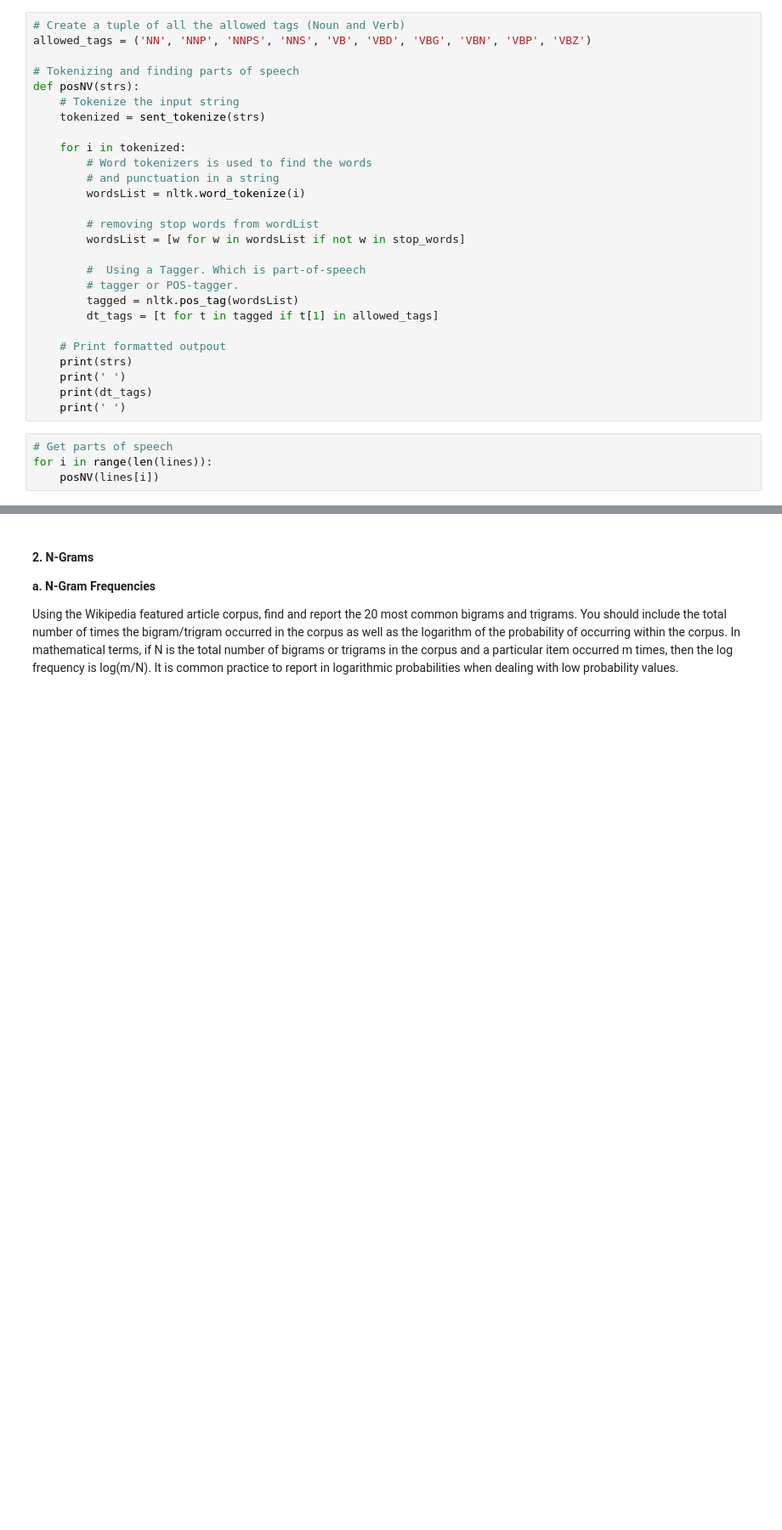
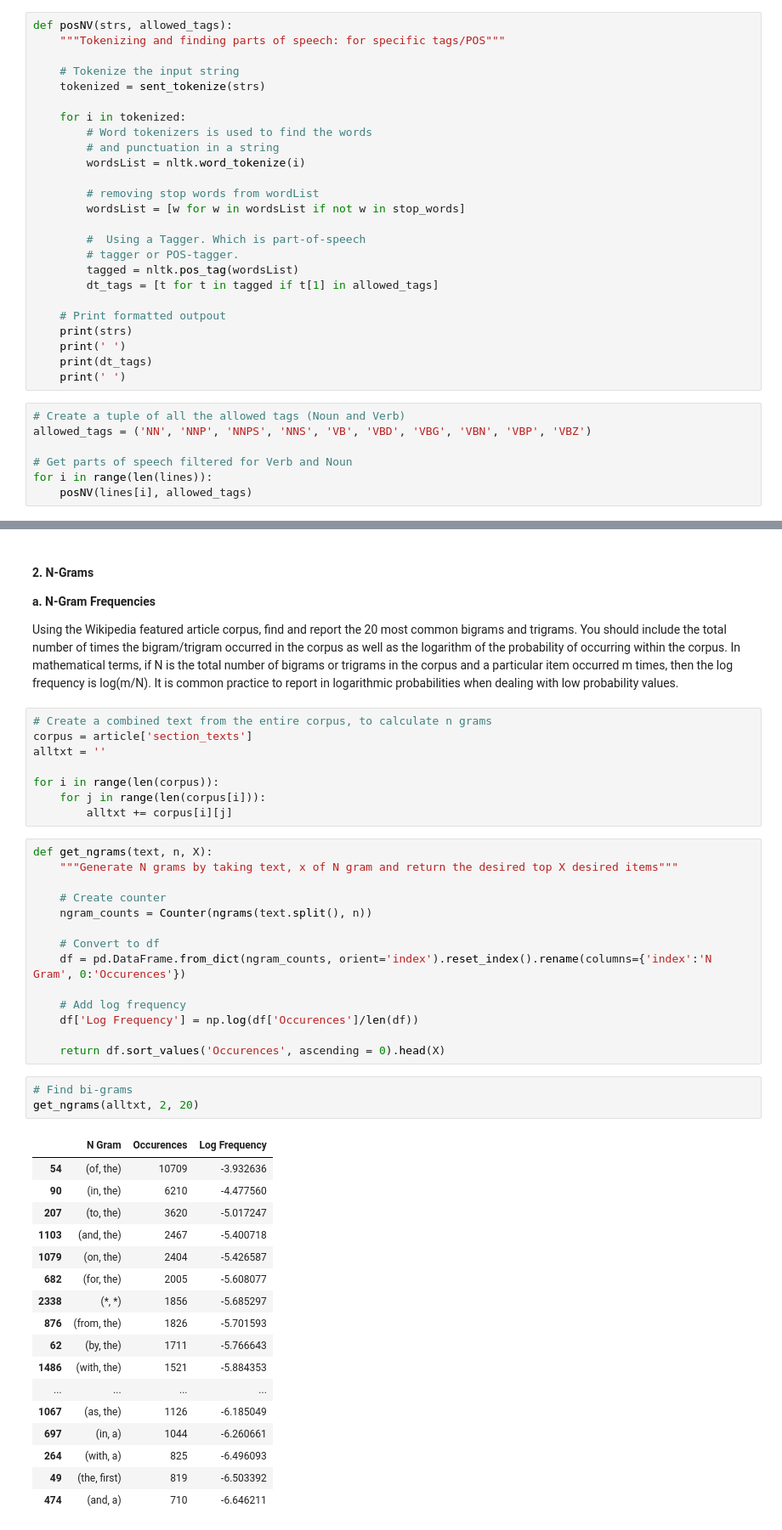
Before and after one commit to anirbanpalDSC/DSC550, a Jupyter notebook: Assignment 5.2.ipynb, the cells around one changed output, grey strips where cells are left out. Shown at 85% size. Drawn from its saved outputs; the diff is of its cells as text; blank space fills up the shorter version.

```diff
--- a/Assignment 5.2.ipynb
+++ b/Assignment 5.2.ipynb
@@ -172,11 +181,9 @@ VBN: verb, past participle<br>
 VBP: verb, present tense, not 3rd person singular<br>
 VBZ: verb, present tense, 3rd person singular
 # %%
-# Create a tuple of all the allowed tags (Noun and Verb)
-allowed_tags = ('NN', 'NNP', 'NNPS', 'NNS', 'VB', 'VBD', 'VBG', 'VBN', 'VBP', 'VBZ')
+def posNV(strs, allowed_tags):
+    """Tokenizing and finding parts of speech: for specific tags/POS"""
 
-# Tokenizing and finding parts of speech
-def posNV(strs):
     # Tokenize the input string
     tokenized = sent_tokenize(strs)
 
@@ -199,9 +206,12 @@ def posNV(strs):
     print(dt_tags)
     print(' ')
 # %%
-# Get parts of speech
+# Create a tuple of all the allowed tags (Noun and Verb)
+allowed_tags = ('NN', 'NNP', 'NNPS', 'NNS', 'VB', 'VBD', 'VBG', 'VBN', 'VBP', 'VBZ')
+
+# Get parts of speech filtered for Verb and Noun
 for i in range(len(lines)):
-    posNV(lines[i])
+    posNV(lines[i], allowed_tags)
 # %% [output]
 Benjamin Mountfort around 1875
 
@@ -226,3 +236,46 @@ Benjamin Woolfield Mountfort 13 March 1825 – 15 March 1898 was an English emig
 **a. N-Gram Frequencies**
 
 Using the Wikipedia featured article corpus, find and report the 20 most common bigrams and trigrams. You should include the total number of times the bigram/trigram occurred in the corpus as well as the logarithm of the probability of occurring within the corpus. In mathematical terms, if N is the total number of bigrams or trigrams in the corpus and a particular item occurred m times, then the log frequency is log(m/N). It is common practice to report in logarithmic probabilities when dealing with low probability values.
+# %%
+# Create a combined text from the entire corpus, to calculate n grams
+corpus = article['section_texts']
+alltxt = ''
+
+for i in range(len(corpus)):
+    for j in range(len(corpus[i])):
+        alltxt += corpus[i][j]
+# %%
+def get_ngrams(text, n, X):
+    """Generate N grams by taking text, x of N gram and return the desired top X desired items"""
+
+    # Create counter
+    ngram_counts = Counter(ngrams(text.split(), n))
+
+    # Convert to df
+    df = pd.DataFrame.from_dict(ngram_counts, orient='index').reset_index().rename(columns={'index':'N Gram', 0:'Occurences'})
+
+    # Add log frequency
+    df['Log Frequency'] = np.log(df['Occurences']/len(df))
+
+    return df.sort_values('Occurences', ascending = 0).head(X)
+# %%
+# Find bi-grams
+get_ngrams(alltxt, 2, 20)
+# %% [output]
+|  | N Gram | Occurences | Log Frequency |
+| 54 | (of, the) | 10709 | -3.932636 |
+| 90 | (in, the) | 6210 | -4.477560 |
+| 207 | (to, the) | 3620 | -5.017247 |
+| 1103 | (and, the) | 2467 | -5.400718 |
+| 1079 | (on, the) | 2404 | -5.426587 |
+| 682 | (for, the) | 2005 | -5.608077 |
+| 2338 | (*, *) | 1856 | -5.685297 |
+| 876 | (from, the) | 1826 | -5.701593 |
+| 62 | (by, the) | 1711 | -5.766643 |
+| 1486 | (with, the) | 1521 | -5.884353 |
+| ... | ... | ... | ... |
+| 1067 | (as, the) | 1126 | -6.185049 |
+| 697 | (in, a) | 1044 | -6.260661 |
+| 264 | (with, a) | 825 | -6.496093 |
+| 49 | (the, first) | 819 | -6.503392 |
+| 474 | (and, a) | 710 | -6.646211 |
```
Also changed, not shown: parts of 8 cells of this notebook.
